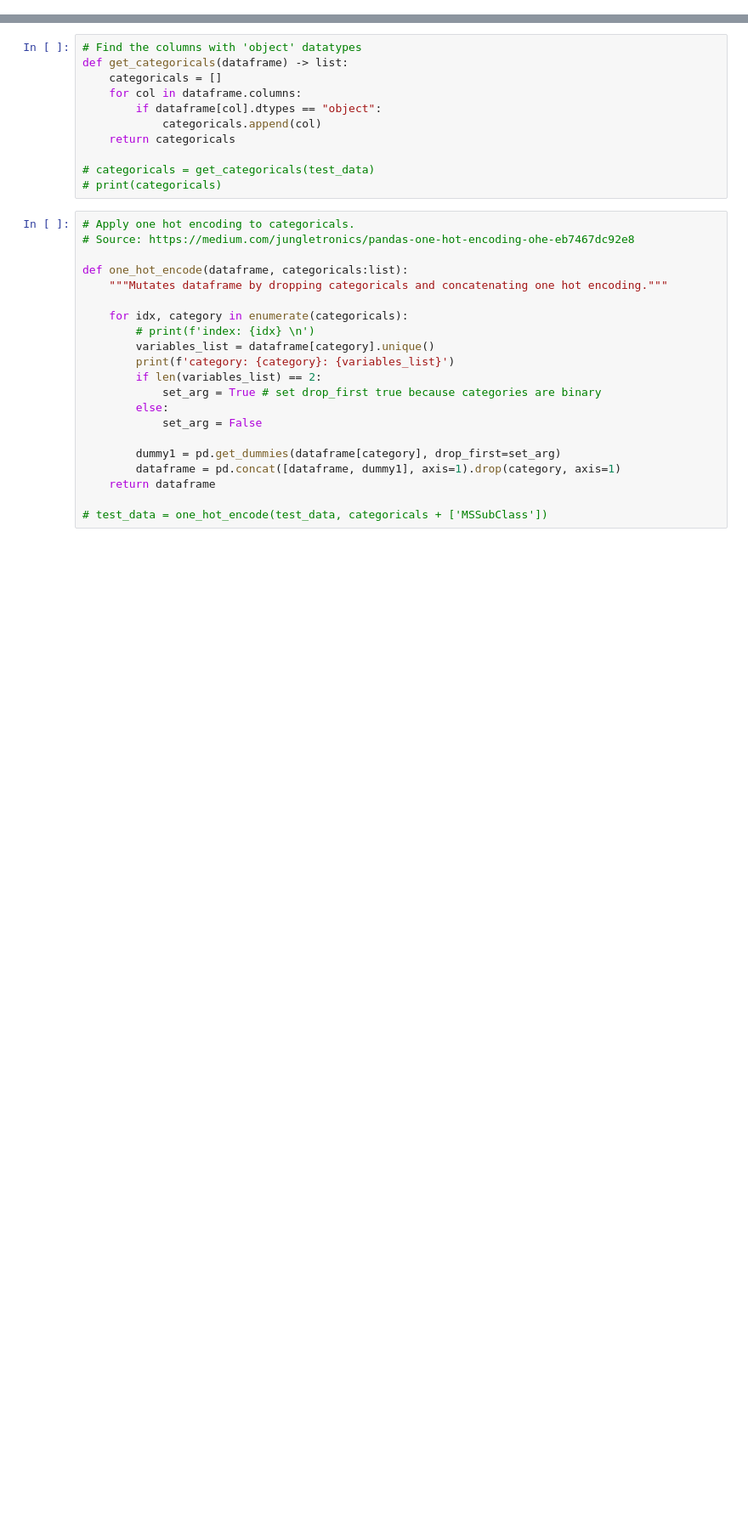
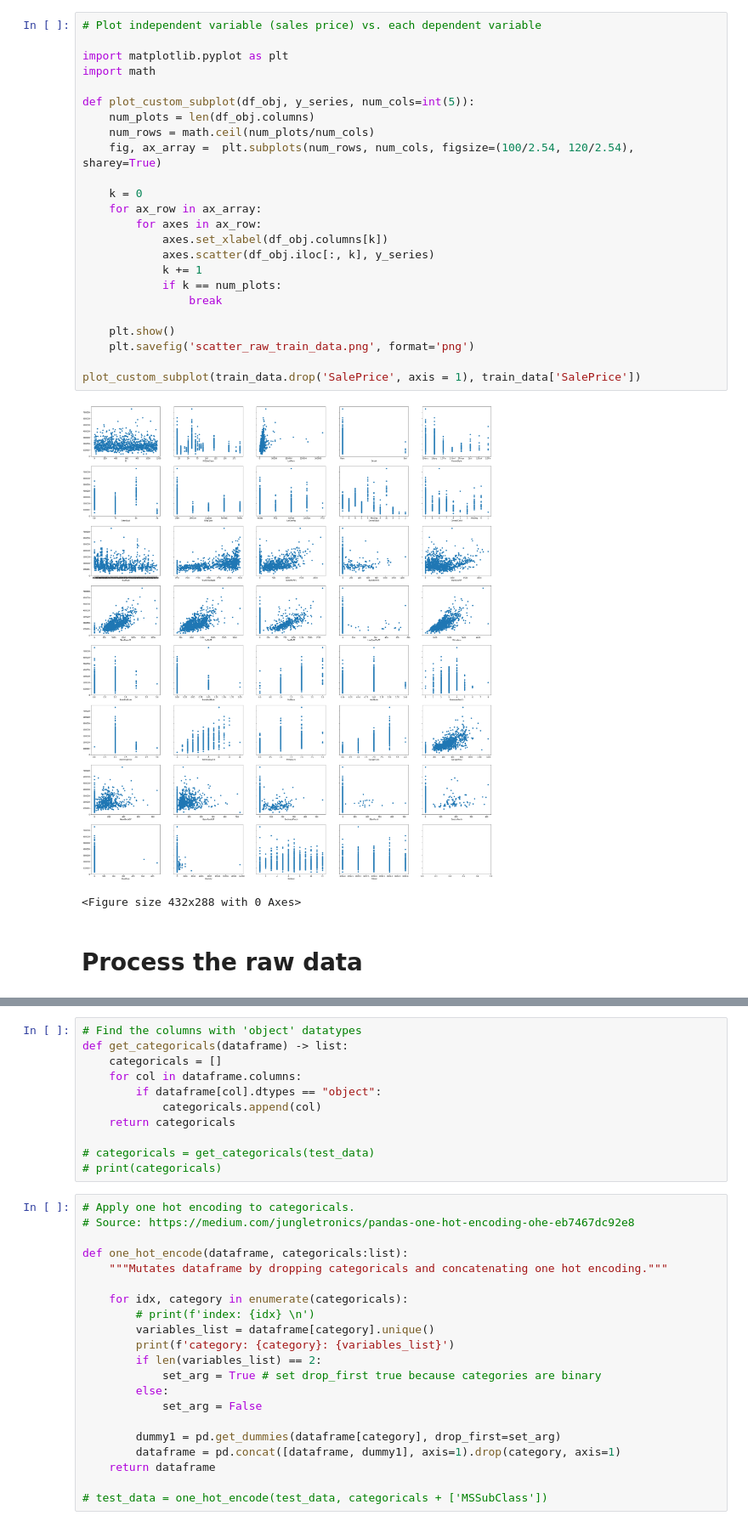
Before and after one commit to hifrickenfive/UniAdelaideAIML, a Jupyter notebook: assignment2/scratch.ipynb, the cells around one changed output, grey strips where cells are left out. Shown at 85% size. Saved outputs shown, nothing was run; the diff lists cells and outputs as text; blank space fills up the shorter version.

```diff
--- a/assignment2/scratch.ipynb
+++ b/assignment2/scratch.ipynb
@@ -12,3 +21,32 @@ test_data = pd.read_csv(path_to_test_data)
+# %%
+# Plot independent variable (sales price) vs. each dependent variable
+
+import matplotlib.pyplot as plt
+import math
+
+def plot_custom_subplot(df_obj, y_series, num_cols=int(5)):
+    num_plots = len(df_obj.columns)
+    num_rows = math.ceil(num_plots/num_cols)
+    fig, ax_array =  plt.subplots(num_rows, num_cols, figsize=(100/2.54, 120/2.54), sharey=True)
+
+    k = 0
+    for ax_row in ax_array:
+        for axes in ax_row:
+            axes.set_xlabel(df_obj.columns[k])
+            axes.scatter(df_obj.iloc[:, k], y_series)
+            k += 1
+            if k == num_plots:
+                break
+
+    plt.show()
+    plt.savefig('scatter_raw_train_data.png', format='png')
+
+plot_custom_subplot(train_data.drop('SalePrice', axis = 1), train_data['SalePrice'])
+# %% [output]
+[figure, added]
+<Figure size 432x288 with 0 Axes>
+# %% [markdown]
+# Process the raw data
 # %%
 def get_cols_with_missing(dfObj, value:"Missing") -> list:
     """Return list of the columns that equal the value."""
```
Also changed, not shown: parts of 30 cells of this notebook, 6 other files.
